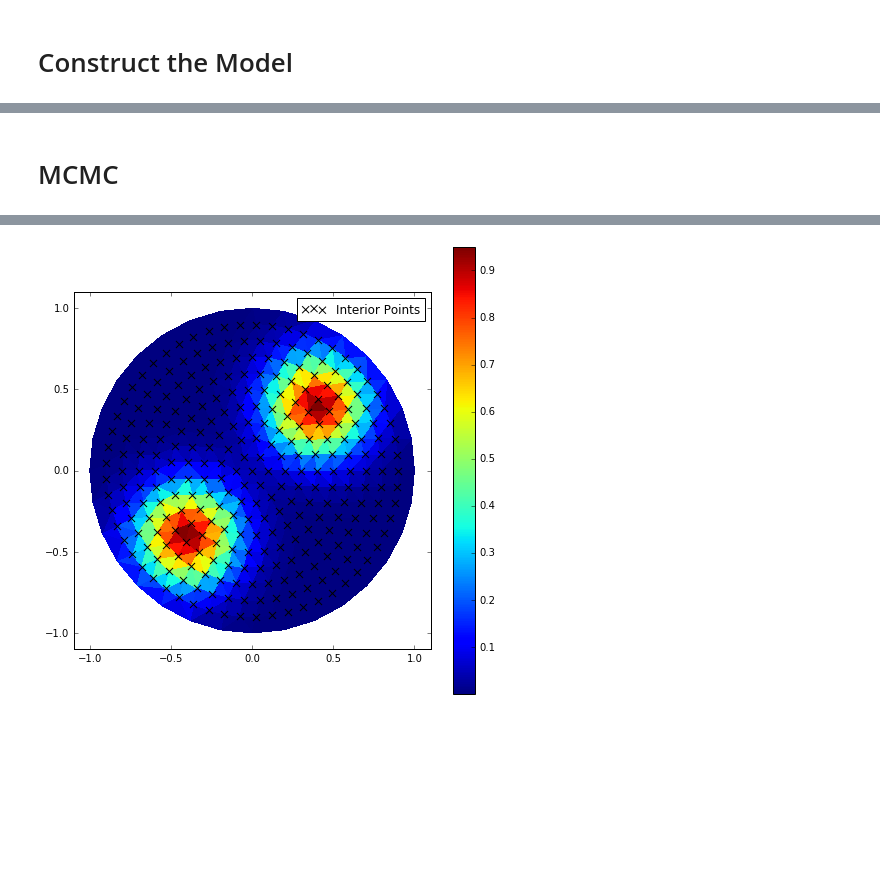
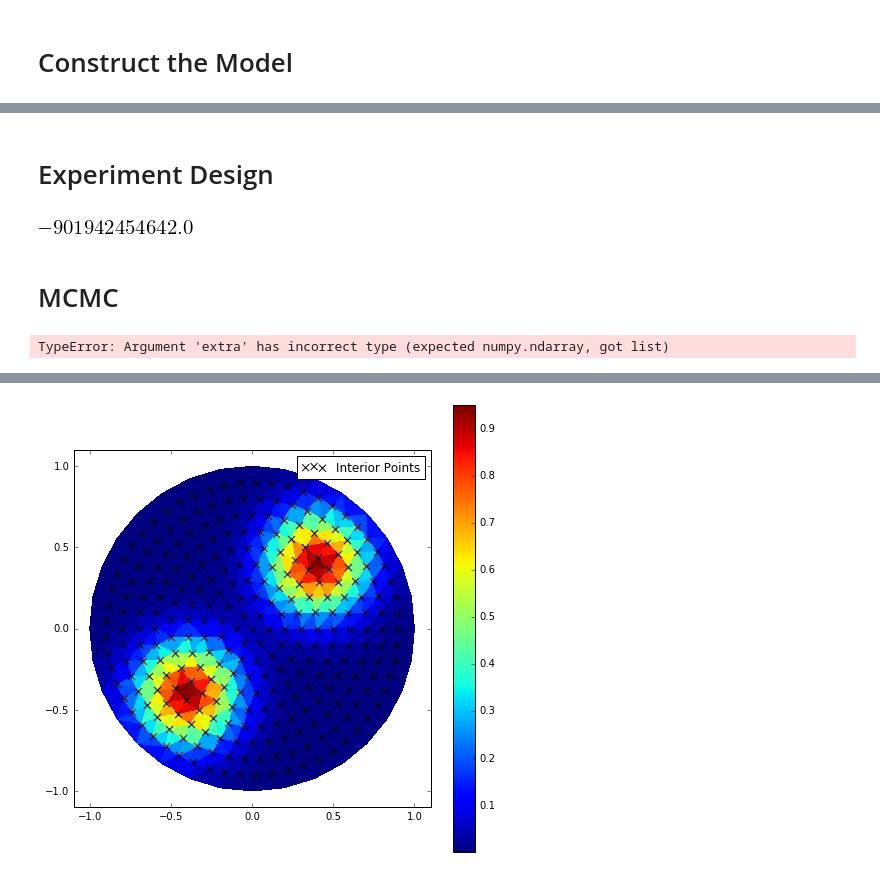
Before and after one commit to jcockayne/bayesian_pdes, a Jupyter notebook: notebooks/EIT.ipynb, the cells around one changed output, grey strips where cells are left out. Cells and saved outputs as stored; diff of their text form; code cells hidden in the pictures; blank space fills up the shorter version.

Commit message:
EIT op cache from code seems to be working well. About to change notebook to use it.

```diff
--- a/notebooks/EIT.ipynb
+++ b/notebooks/EIT.ipynb
@@ -124,5 +120,5 @@ interior_obs = np.zeros((interior.shape[0], 1))
 # %%
-field_pts = np.r_[interior, bdy]
+field_pts = np.r_[field_interior, bdy]
 n_field = len(field_pts)
 
 def vec_to_kappas(vec):
@@ -439,5 +489,16 @@ class EITState(object):
             return -np.inf
         return ret
+# %% [markdown]
+# Experiment Design
+# %%
+ls_ml = np.array([0.1])
+propose_ls = np.array([0.1])
+# %%
+state_1 = EITState(field_interior, ls_ml, proposal_op_cache, debug=False)
+# %%
+state_1.log_likelihood(kappa_0)
+# %% [output]
+[figure, added]
 # %% [markdown]
 # MCMC
 # %%
@@ -463,0 +523,5 @@ mcmc_state = EITState(interior, ls_ml, proposal_op_cache)
+# %%
+%%time
+mcmc_state.refresh_design(kappa_0, 5)
+# %% [output]
+TypeError: Argument 'extra' has incorrect type (expected numpy.ndarray, got list)
```
Also changed, not shown: parts of 25 cells of this notebook, 3 other files.
